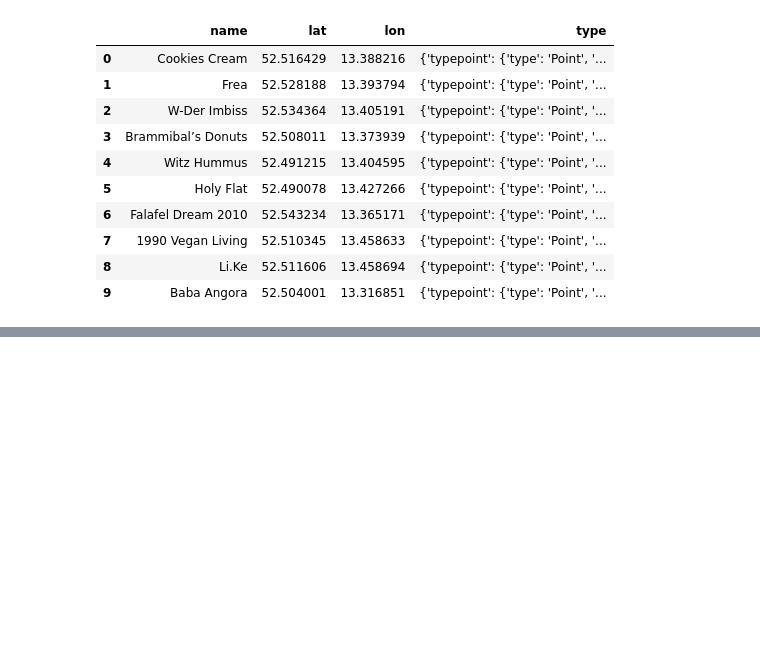
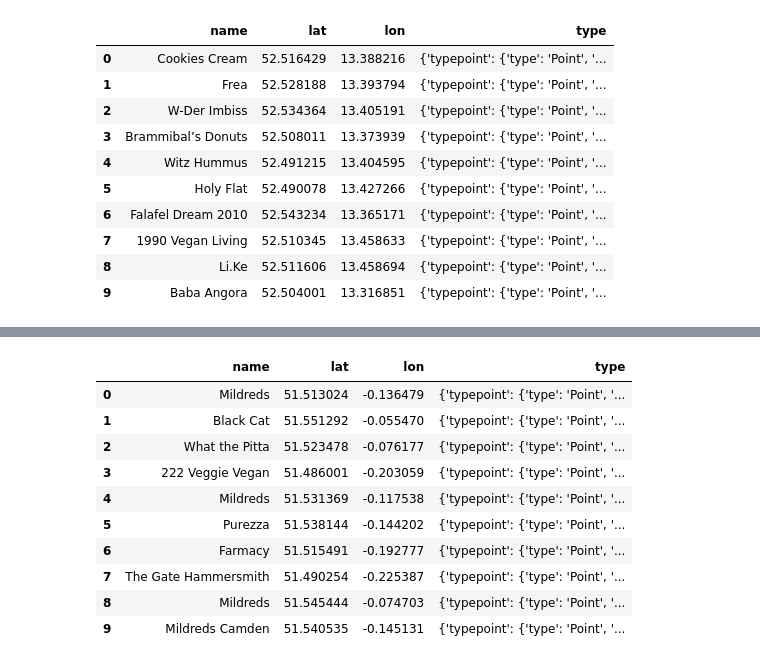
Before and after one commit to Hugocodesdude/Project_3, a Jupyter notebook: src/Mongo Visualisations.ipynb, the cells around one changed output, grey strips where cells are left out. Saved outputs shown, nothing was run; the diff lists cells and outputs as text; code cells hidden in the pictures; blank space fills up the shorter version.

```diff
--- a/src/Mongo Visualisations.ipynb
+++ b/src/Mongo Visualisations.ipynb
@@ -485,0 +488,28 @@ bln_map_1
+# %%
+# Copy and paste from example from website
+
+vegan_ldn_url = "https://api.foursquare.com/v3/places/search?query=vegan&ll=51.5126202%2C-0.132383&categories=13377"
+
+headers = {
+    "accept": "application/json",
+    "Authorization": "fsq3ziQGzWOXPwEcMzd/Rtxo+uQG864OuLbWTFrbzs4E/+U="
+}
+
+vegan_ldn_response = requests.get(vegan_ldn_url, headers=headers).json()
+# %%
+#vegan_ldn_list loop
+vegan_ldn_list = []
+for i in vegan_ldn_response ["results"]:
+
+    name = i["name"]
+    address =  i["location"]["formatted_address"]
+    lat = i["geocodes"]["main"]["latitude"]
+    lon = i["geocodes"]["main"]["longitude"]
+
+    type_ = {"typepoint":
+                          {"type": "Point",
+                           "coordinates": [lat, lon]}}
+
+    vegan_ldn_list.append({"name":name, "lat":lat, "lon":lon, "type":type_})
+
+vegan_ldn_list
@@ -485,0 +534,17 @@ bln_map_1
+# %%
+#Into DataFrame
+vegan_ldn_df = pd.DataFrame(vegan_ldn_list)
+# %%
+vegan_ldn_df
+# %% [output]
+|  | name | lat | lon | type |
+| 0 | Mildreds | 51.513024 | -0.136479 | {'typepoint': {'type': 'Point', '... |
+| 1 | Black Cat | 51.551292 | -0.055470 | {'typepoint': {'type': 'Point', '... |
+| 2 | What the Pitta | 51.523478 | -0.076177 | {'typepoint': {'type': 'Point', '... |
+| 3 | 222 Veggie Vegan | 51.486001 | -0.203059 | {'typepoint': {'type': 'Point', '... |
+| 4 | Mildreds | 51.531369 | -0.117538 | {'typepoint': {'type': 'Point', '... |
+| 5 | Purezza | 51.538144 | -0.144202 | {'typepoint': {'type': 'Point', '... |
+| 6 | Farmacy | 51.515491 | -0.192777 | {'typepoint': {'type': 'Point', '... |
+| 7 | The Gate Hammersmith | 51.490254 | -0.225387 | {'typepoint': {'type': 'Point', '... |
+| 8 | Mildreds | 51.545444 | -0.074703 | {'typepoint': {'type': 'Point', '... |
+| 9 | Mildreds Camden | 51.540535 | -0.145131 | {'typepoint': {'type': 'Point', '... |
```
Also changed, not shown: parts of 11 cells of this notebook.
